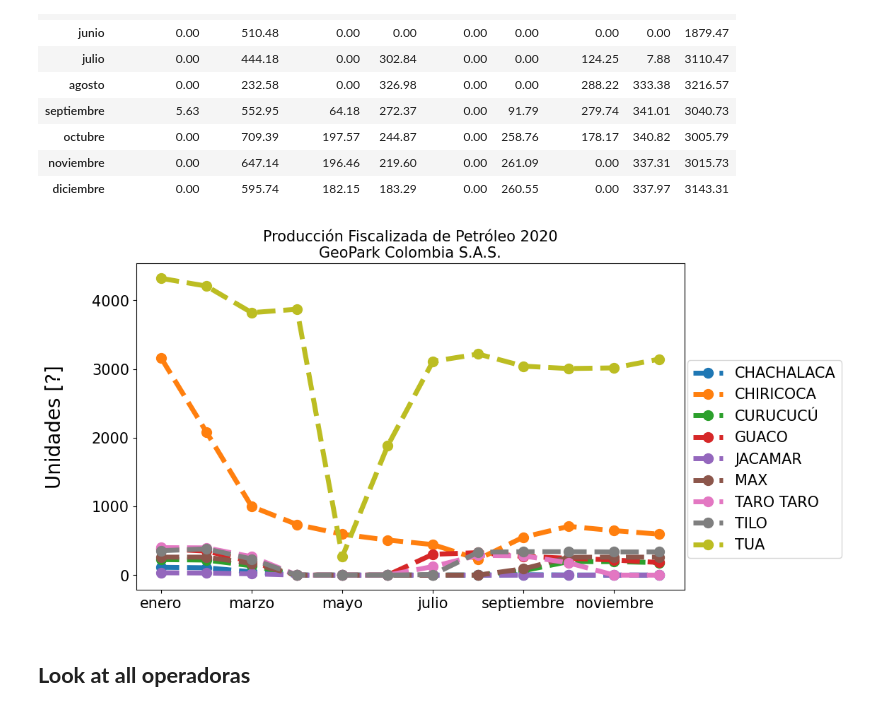
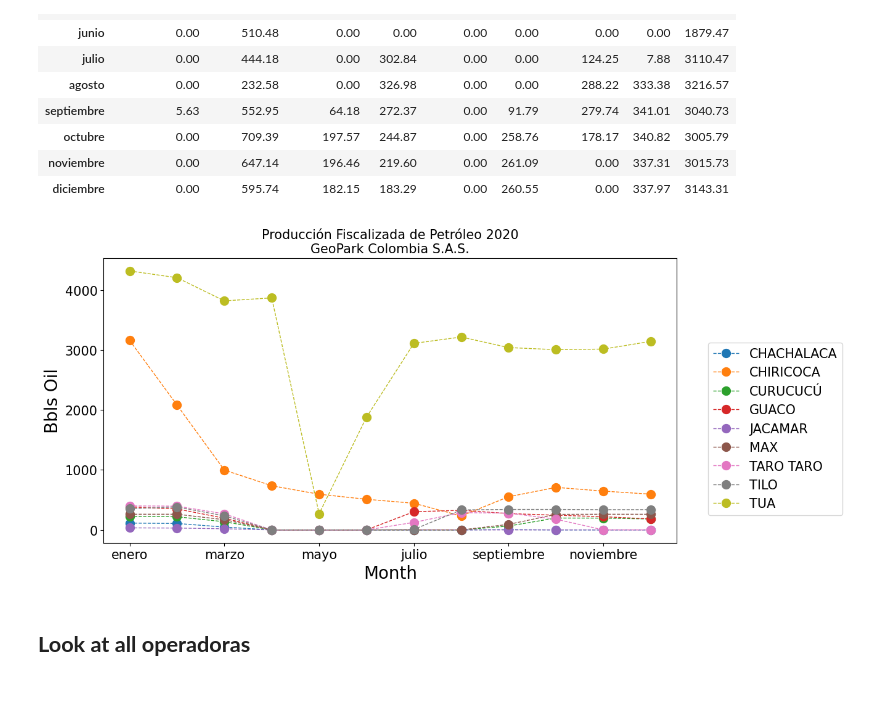
Before and after one commit to earthlab-education/02-geopark-pandas-dataframes-macacosta, a Jupyter notebook: notebooks/02-geopark-pandas-empty.ipynb, the cells around one changed output. Cells and saved outputs as stored; diff of their text form; code cells hidden in the pictures.

```diff
--- a/notebooks/02-geopark-pandas-empty.ipynb
+++ b/notebooks/02-geopark-pandas-empty.ipynb
@@ -469,22 +469,22 @@ gpk_campo_group_trans2
 | diciembre | 0.00 | 595.74 | 182.15 | 183.29 | 0.00 | 260.55 | 0.00 | 337.97 | 3143.31 |
 # %%
 # Plot each variable (campo) as function of month on same axis
-fig, ax = plt.subplots(figsize=(10,6))
+fig, ax = plt.subplots(figsize=(12,6))
 gpk_campo_group_trans2.plot(ax=ax,
                    y=gpk_campo_group_trans2.columns,
-                   linewidth=5,
+                   linewidth=1,
                    linestyle="--",
                    marker='o',
                    markersize=10)
 
 plt.title("Producción Fiscalizada de Petróleo 2020\nGeoPark Colombia S.A.S.", fontsize=15)
-#plt.xlabel("\nMes", fontsize=20)
-plt.ylabel("Unidades [?]\n", fontsize=20)
+plt.xlabel("Month", fontsize=20)
+plt.ylabel("Bbls Oil", fontsize=20)
 ax.tick_params(axis='both', which='major', labelsize=15)
 plt.legend(bbox_to_anchor = (1.3, 0.4), loc='center right', prop={'size': 15})
 plt.show()
 # %% [output]
-[figure, old version]
+[figure, new version]
 # %% [markdown]
 ## **Look at all operadoras**
 # %%
```
Also changed, not shown: parts of 2 cells of this notebook.
